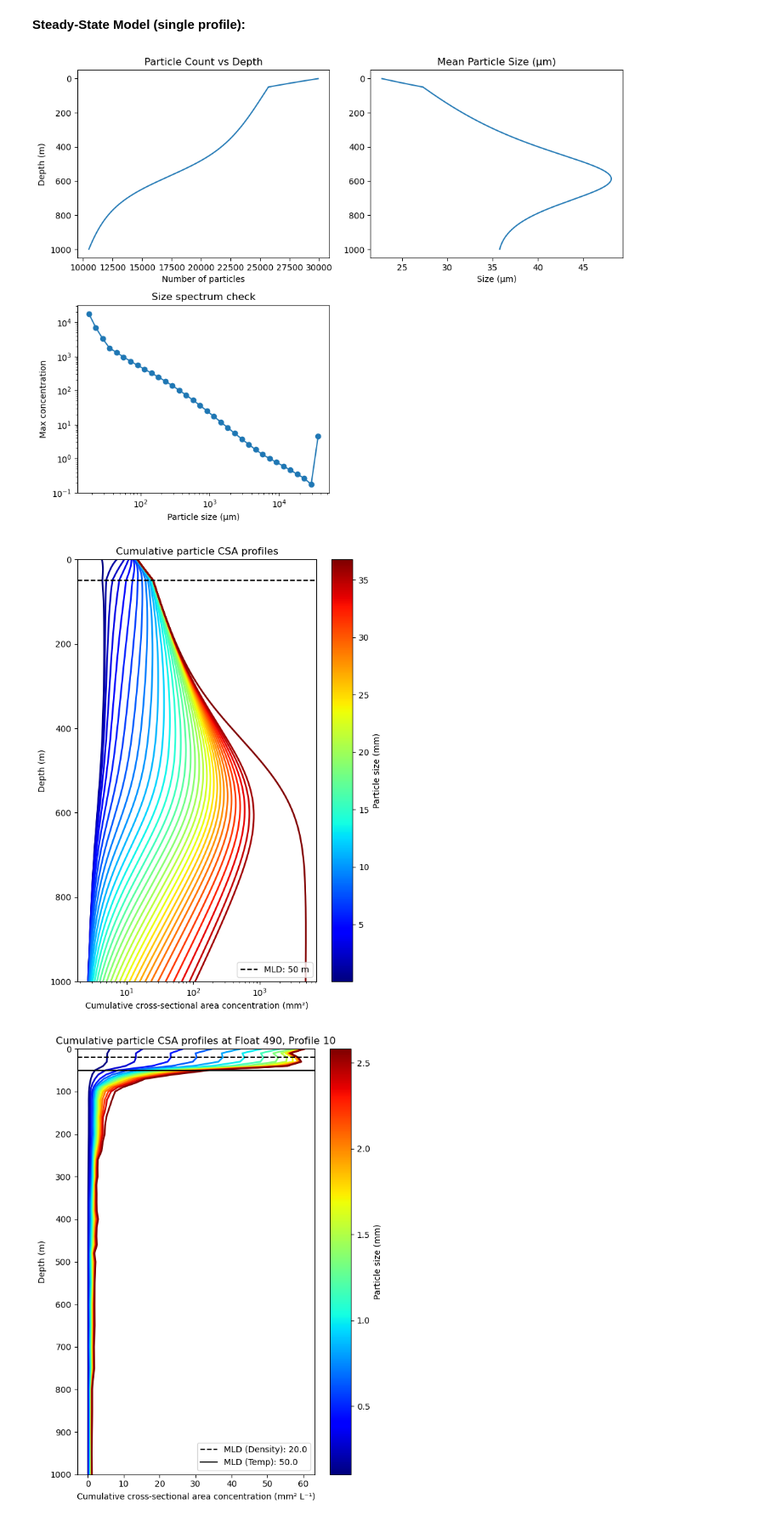
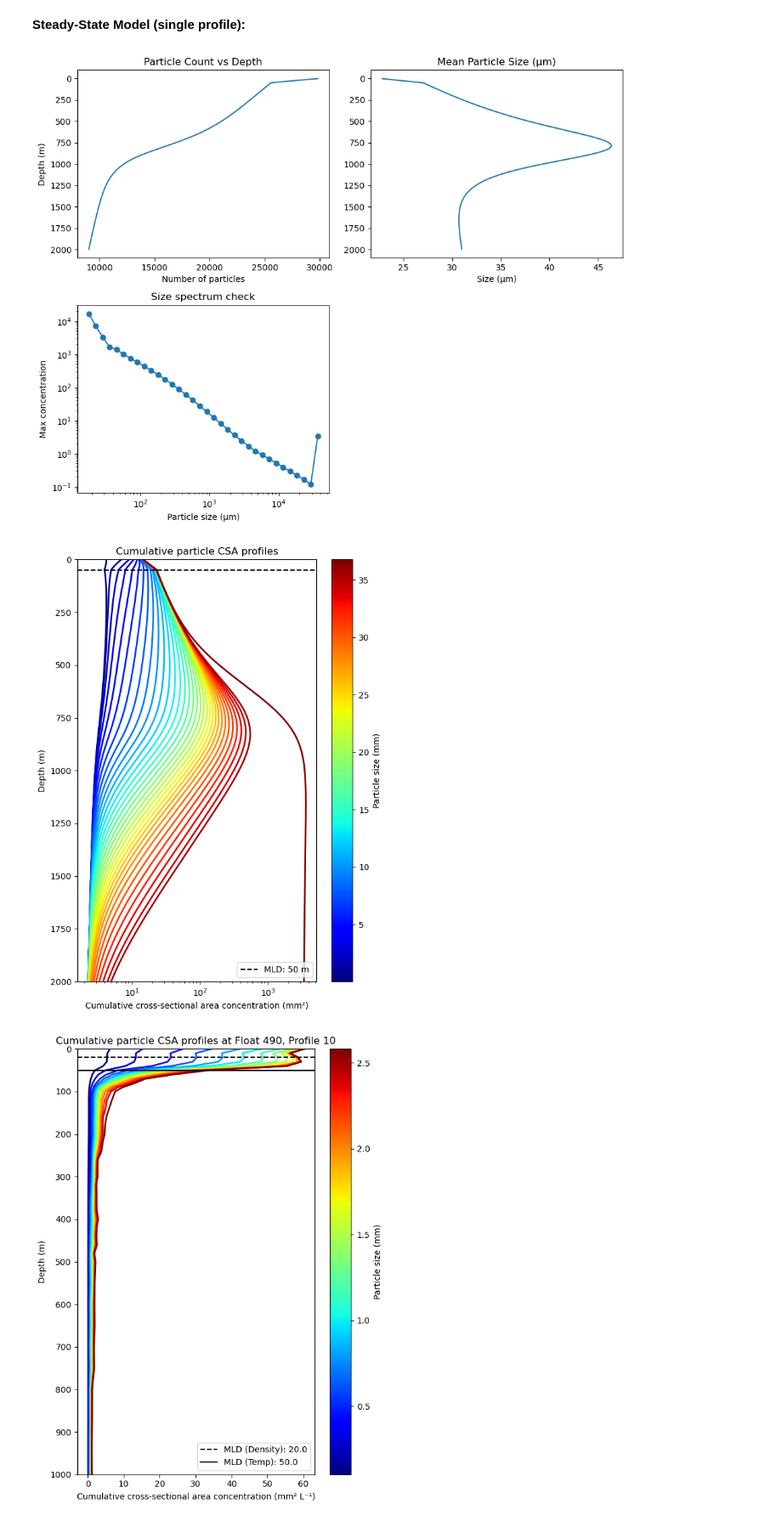
Before and after one commit to shodnett/agg_model_MSc, a Jupyter notebook: Agg_model.ipynb, the cells around one changed output. Shown at 85% size. Drawn from its saved outputs; the diff is of its cells as text; code cells hidden in the pictures.

```diff
--- a/Agg_model.ipynb
+++ b/Agg_model.ipynb
@@ -505,8 +505,8 @@ def jackson_kernel(r1, r2, depth):
     return beta_shear + beta_settle         # total aggregation
     # can add brownian motion if we think it would be relevant
 
-dz = 1                                    # change in depth (adjust to capture different changes in depth from UVP sample rate?)
-z_max = 1000                                # max depth
+dz = 2                                    # change in depth (adjust to capture different changes in depth from UVP sample rate?)
+z_max = 2000                                # max depth
 nz = int(z_max / dz)                        # number of depth steps
 
 # store concentrations at each depth
@@ -690,35 +690,35 @@ for i in range(len(size_bins)):
             color=colors[i],
             linewidth=2)
 
 # MLD line
 ax.axhline(y=MLD, color="black", linestyle="--", label=f"MLD: {MLD} m")
 
 # formatting
 ax.set_xlabel("Cumulative cross-sectional area concentration (mm²)")
 ax.set_ylabel("Depth (m)")
 ax.set_ylim(0, z_max)
 ax.set_xscale("log")
 ax.set_title("Cumulative particle CSA profiles")
 
 ax.legend(loc="lower right")
 
 # colourbar
 norm = plt.Normalize(vmin=min(size_bins/1000), vmax=max(size_bins/1000))
 sm = plt.cm.ScalarMappable(cmap=cmap, norm=norm)
 sm.set_array([])
 cbar = plt.colorbar(sm, ax=ax)
 cbar.set_label("Particle size (mm)")
 
 ax.invert_yaxis()
 plt.tight_layout()
 plt.show()
 
 
 # if bin growth is needed
 # size_bins = size_bins * (1 + growth_rate * dz)
 # %% [output]
-[figure, old version]
+[figure, new version]
-[figure, old version]
+[figure, new version]
 # %%
 ## OBSERVATIONAL DATA DEPTH PROFILE (DIAGNOSTIC FIGURE)
 
```
